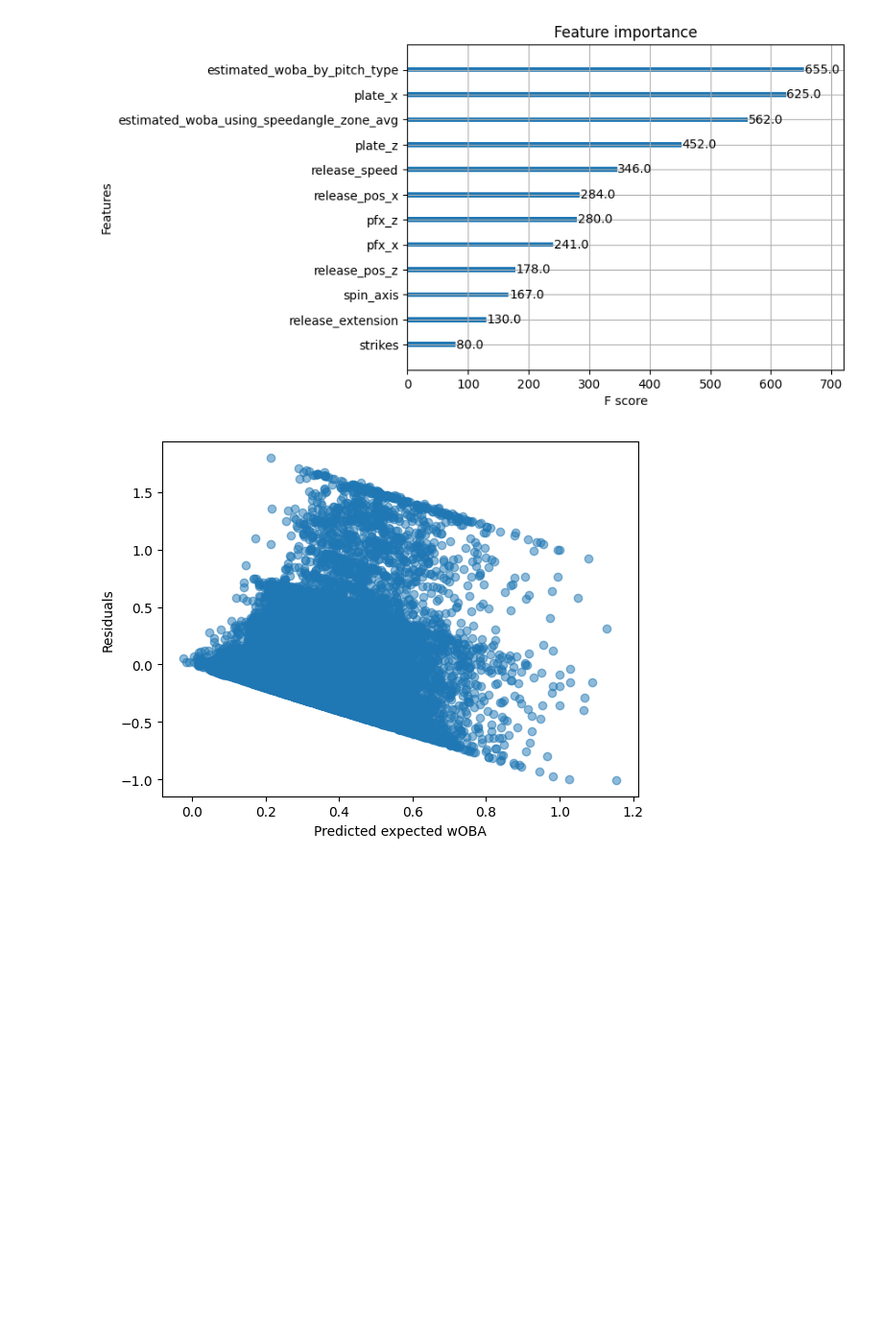
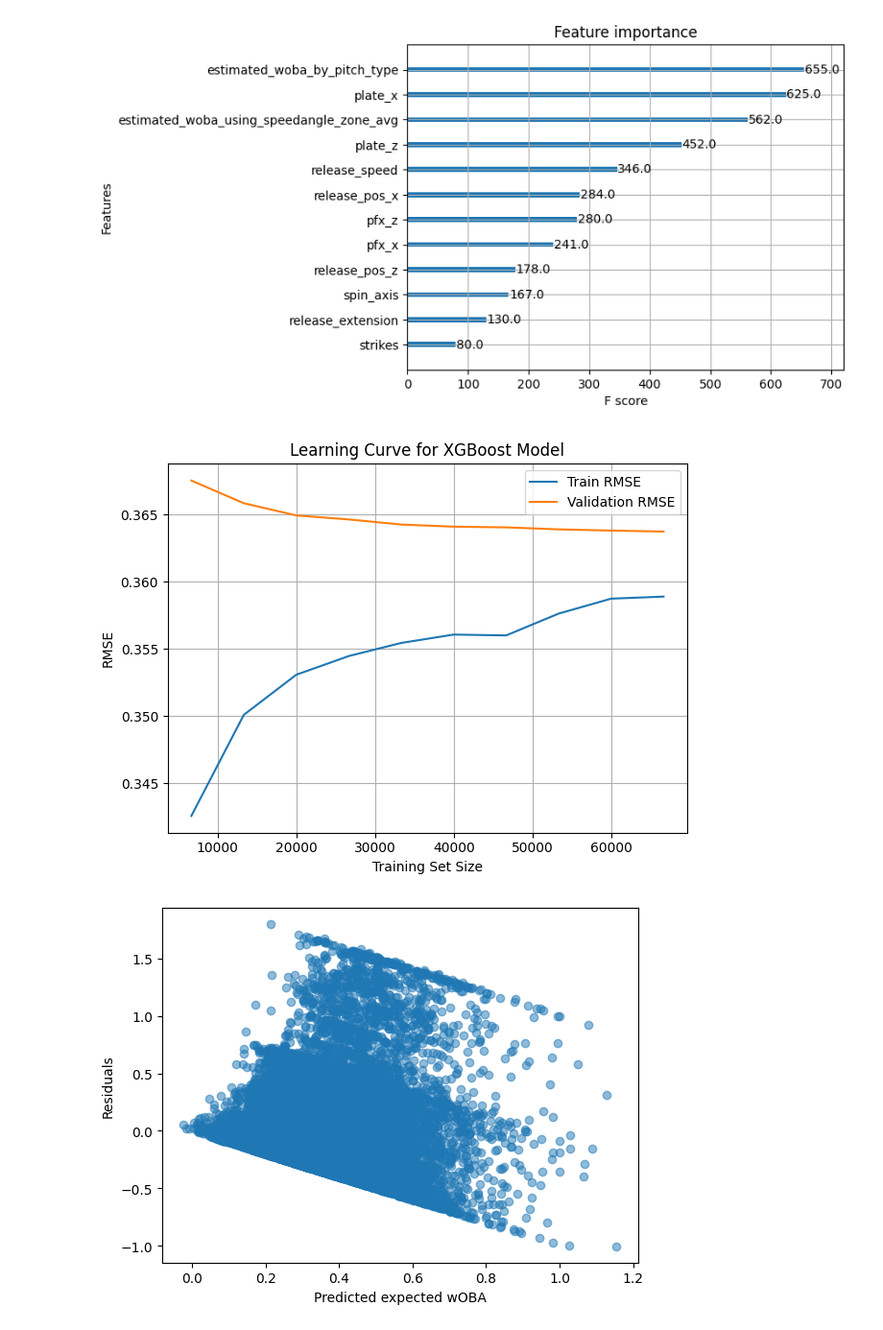
Before and after one commit to zybecker/DS-5500, a Jupyter notebook: XGBoost/Updated XGBoost.ipynb, the cells around one changed output. Shown at 96% size. Saved outputs shown, nothing was run; the diff lists cells and outputs as text; code cells hidden in the pictures; blank space fills up the shorter version.

```diff
--- a/XGBoost/Updated XGBoost.ipynb
+++ b/XGBoost/Updated XGBoost.ipynb
@@ -210,6 +211,30 @@ xgb.plot_importance(best_model, importance_type='weight', max_num_features=12)
 plt.show()
 # %% [output]
 [figure]
+# %%
+#compare the learning curves of the train and validation sets
+
+train_sizes, train_scores, val_scores = learning_curve(
+    estimator=best_model,
+    X=X_train,
+    y=y_train,
+    train_sizes=np.linspace(0.1, 1.0, 10),
+    scoring='neg_root_mean_squared_error',
+    cv=3)
+
+train_errors = -np.mean(train_scores, axis=1)
+val_errors = -np.mean(val_scores, axis=1)
+plt.plot(train_sizes, train_errors, label='Train RMSE')
+plt.plot(train_sizes, val_errors, label='Validation RMSE')
+plt.title('Learning Curve for XGBoost Model')
+plt.xlabel('Training Set Size')
+plt.ylabel('RMSE')
+plt.legend()
+plt.grid()
+plt.tight_layout()
+plt.show()
+# %% [output]
+[figure, added]
 # %%
 residuals = y_test - y_pred
 plt.scatter(y_pred, residuals, alpha=0.5)  #plot the predicted xwOBA vs residuals
```
Also changed, not shown: parts of 6 cells of this notebook.
